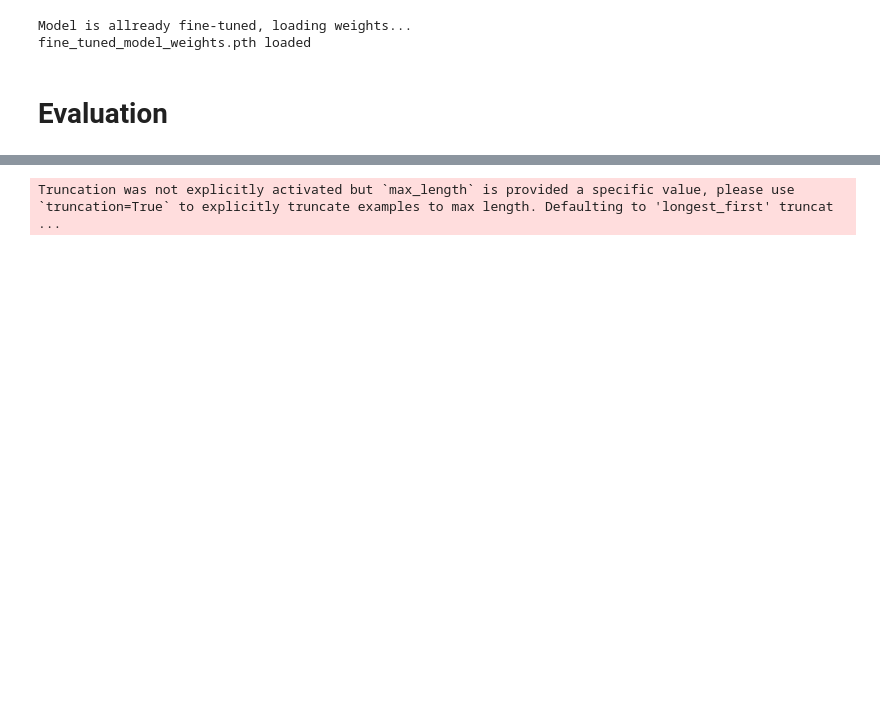
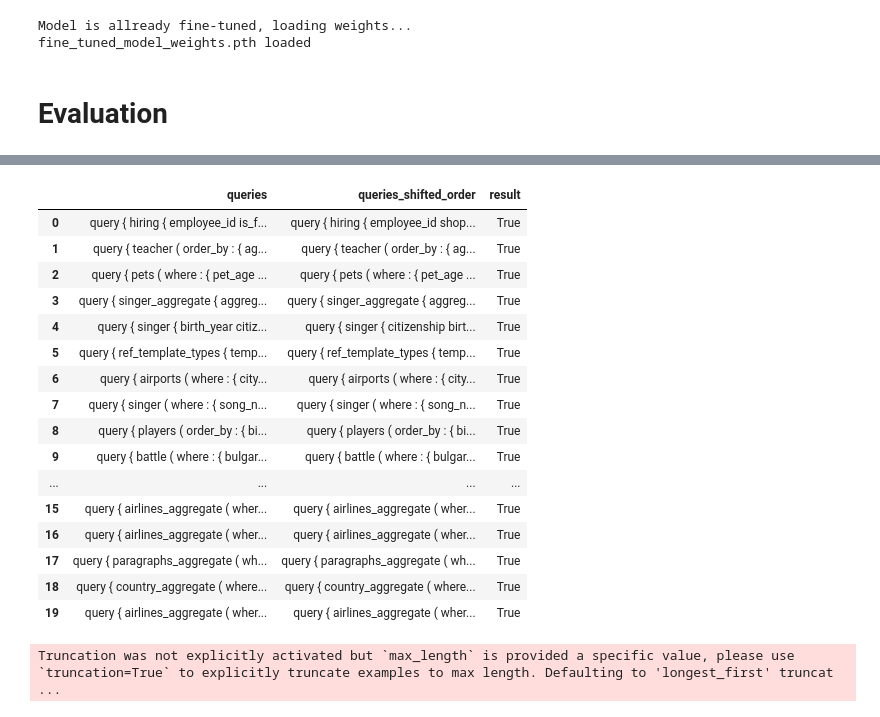
Before and after one commit to Dybton/T5, a Jupyter notebook: T5_SP2.ipynb, the cells around one changed output, grey strips where cells are left out. Cells and saved outputs as stored; diff of their text form; code cells hidden in the pictures; blank space fills up the shorter version.

Commit message:
updated semantic match function and added more test cases

```diff
--- a/T5_SP2.ipynb
+++ b/T5_SP2.ipynb
@@ -809,3 +818,39 @@ True
+# %%
+pd.set_option('display.max_columns', None)  # Show all columns
+pd.set_option('display.expand_frame_repr', False)  # Prevent wrapping to next line
+pd.set_option('display.max_colwidth', None)  # Show the full content of each cell
+
+import pandas as pd
+
+#Create a datafame called test_df from semantic_matching_queries.csv
+
+test_df = pd.read_csv('semantic_match_test_queries.csv')
+
+test_df.head()
+
+# for every row in the dataframe call are_queries_semantically_same with queries and queries_shifted_order. Create a new column called result and set it to the result of the function call
+
+test_df['result'] = test_df.apply(lambda row: are_queries_semantically_same(row['queries'], row['queries_shifted_order']), axis=1)
+
+test_df
+# %% [output]
+|  | queries | queries_shifted_order | result |
+| 0 | query { hiring { employee_id is_f... | query { hiring { employee_id shop... | True |
+| 1 | query { teacher ( order_by : { ag... | query { teacher ( order_by : { ag... | True |
+| 2 | query { pets ( where : { pet_age ... | query { pets ( where : { pet_age ... | True |
+| 3 | query { singer_aggregate { aggreg... | query { singer_aggregate { aggreg... | True |
+| 4 | query { singer { birth_year citiz... | query { singer { citizenship birt... | True |
+| 5 | query { ref_template_types { temp... | query { ref_template_types { temp... | True |
+| 6 | query { airports ( where : { city... | query { airports ( where : { city... | True |
+| 7 | query { singer ( where : { song_n... | query { singer ( where : { song_n... | True |
+| 8 | query { players ( order_by : { bi... | query { players ( order_by : { bi... | True |
+| 9 | query { battle ( where : { bulgar... | query { battle ( where : { bulgar... | True |
+| ... | ... | ... | ... |
+| 15 | query { airlines_aggregate ( wher... | query { airlines_aggregate ( wher... | True |
+| 16 | query { airlines_aggregate ( wher... | query { airlines_aggregate ( wher... | True |
+| 17 | query { paragraphs_aggregate ( wh... | query { paragraphs_aggregate ( wh... | True |
+| 18 | query { country_aggregate ( where... | query { country_aggregate ( where... | True |
+| 19 | query { airlines_aggregate ( wher... | query { airlines_aggregate ( wher... | True |
 # %%
 import json
 from sklearn.metrics import accuracy_score, f1_score, precision_score, recall_score
```
Also changed, not shown: parts of 5 cells of this notebook.
